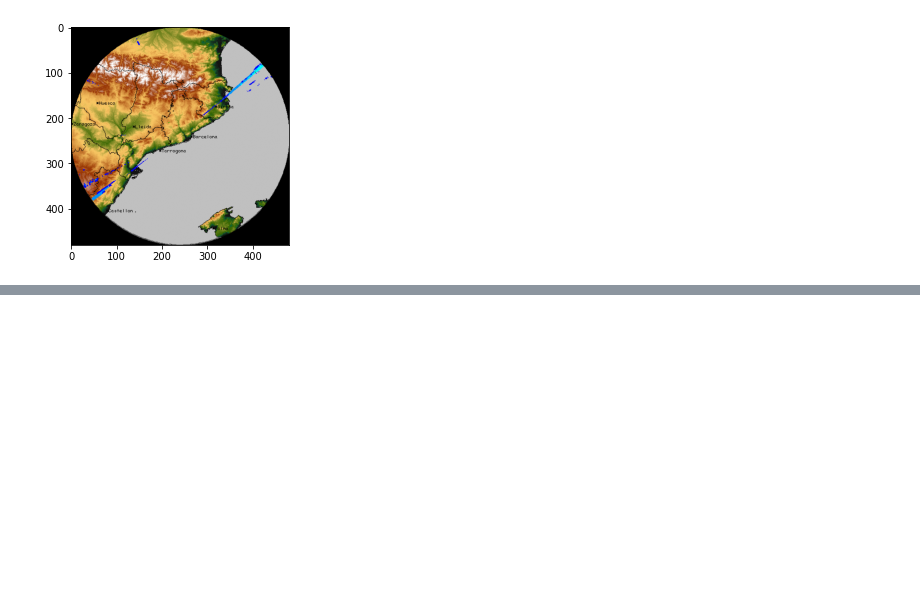
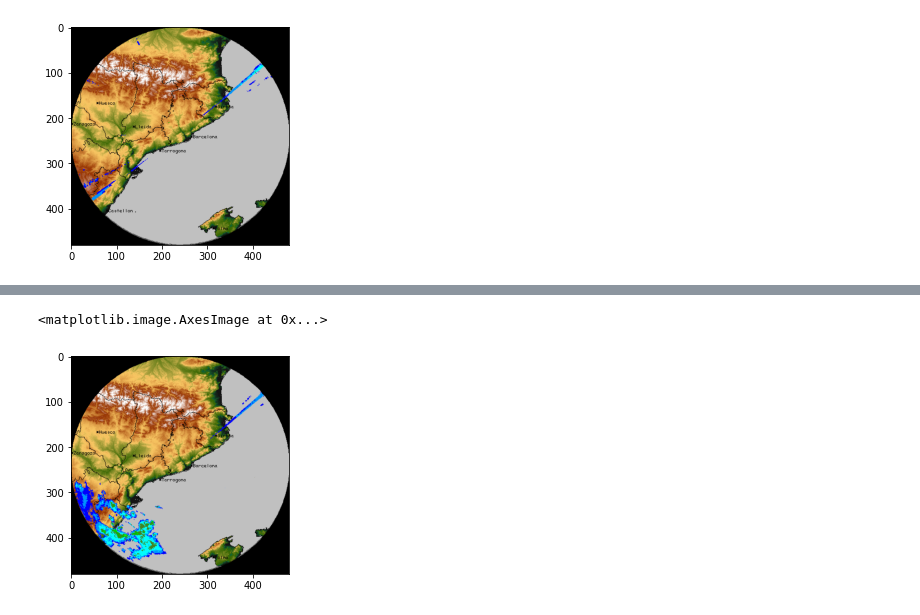
Before and after one commit to melihkurtaran/DNA_hackathon, a Jupyter notebook: MainCode.ipynb, the cells around one changed output, grey strips where cells are left out. Cells and saved outputs as stored; diff of their text form; code cells hidden in the pictures; blank space fills up the shorter version.

```diff
--- a/MainCode.ipynb
+++ b/MainCode.ipynb
@@ -138,0 +115,23 @@ imshow(mask)
+# %%
+cloud_frame = '/content/drive/MyDrive/EDISS_winter_school/data/aemet/10min/ba/20220419/aemet_ba_202204190000.gif'
+np_frames, extensions, image_specifications = gif2numpy.convert(cloud_frame)
+cloud_frame = np.array(np_frames[0])
+h=cloud_frame.shape[0]
+w=cloud_frame.shape[1]
+
+cloud_frame =  cloud_frame[:w,:,:]
+cloud_frame = cv2.cvtColor(cloud_frame, cv2.COLOR_BGR2RGB)
+the_frame_pil = Image.fromarray(cloud_frame)
+alpha = Image.new('L', (cloud_frame.shape[0],cloud_frame.shape[1]),0)
+draw = ImageDraw.Draw(alpha)
+draw.pieslice([0,0,w,w],0,360, fill=255)
+npAlpha=np.array(alpha)
+npAlpha=np.stack([npAlpha,npAlpha,npAlpha],axis=2)
+cloud_frame = (cloud_frame/255) * (npAlpha/255)
+cloud_frame = np.uint8(cloud_frame*255)
+
+
+imshow(cloud_frame)
+# %% [output]
+<matplotlib.image.AxesImage at 0x...>
+[figure, added]
```
Also changed, not shown: parts of 14 cells of this notebook.
